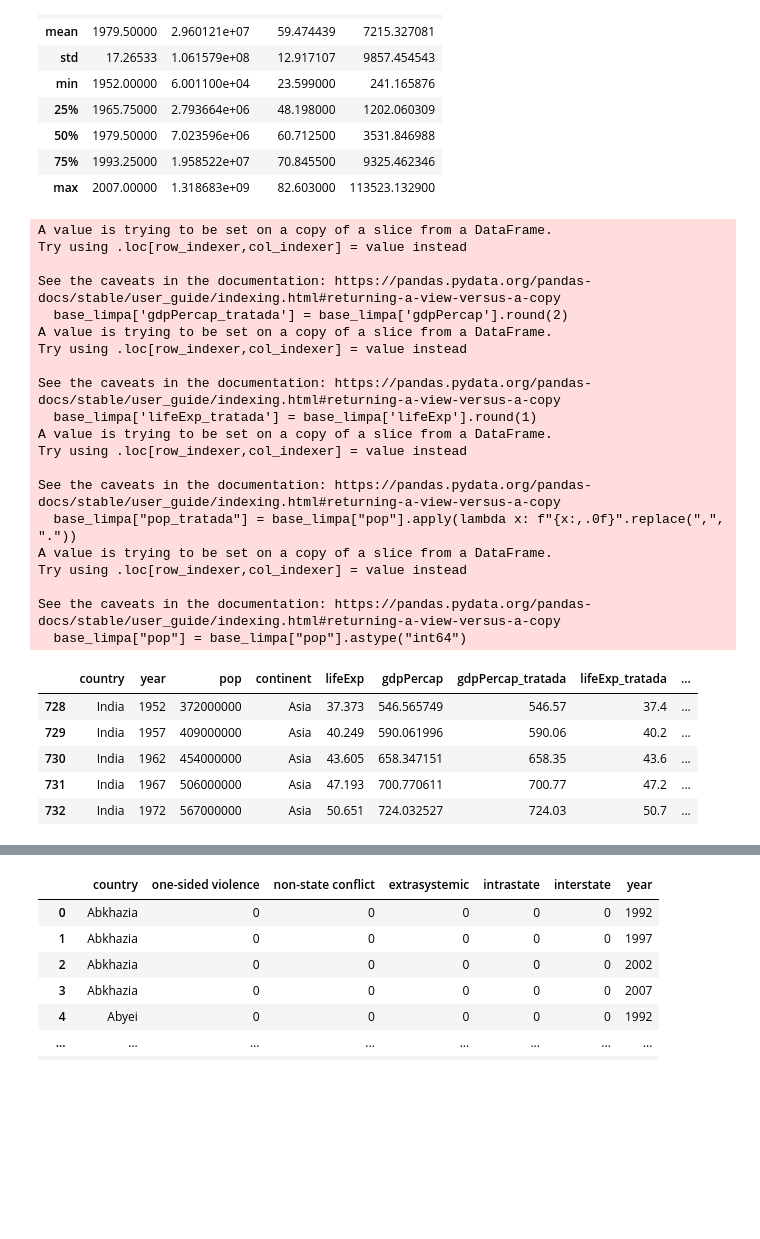
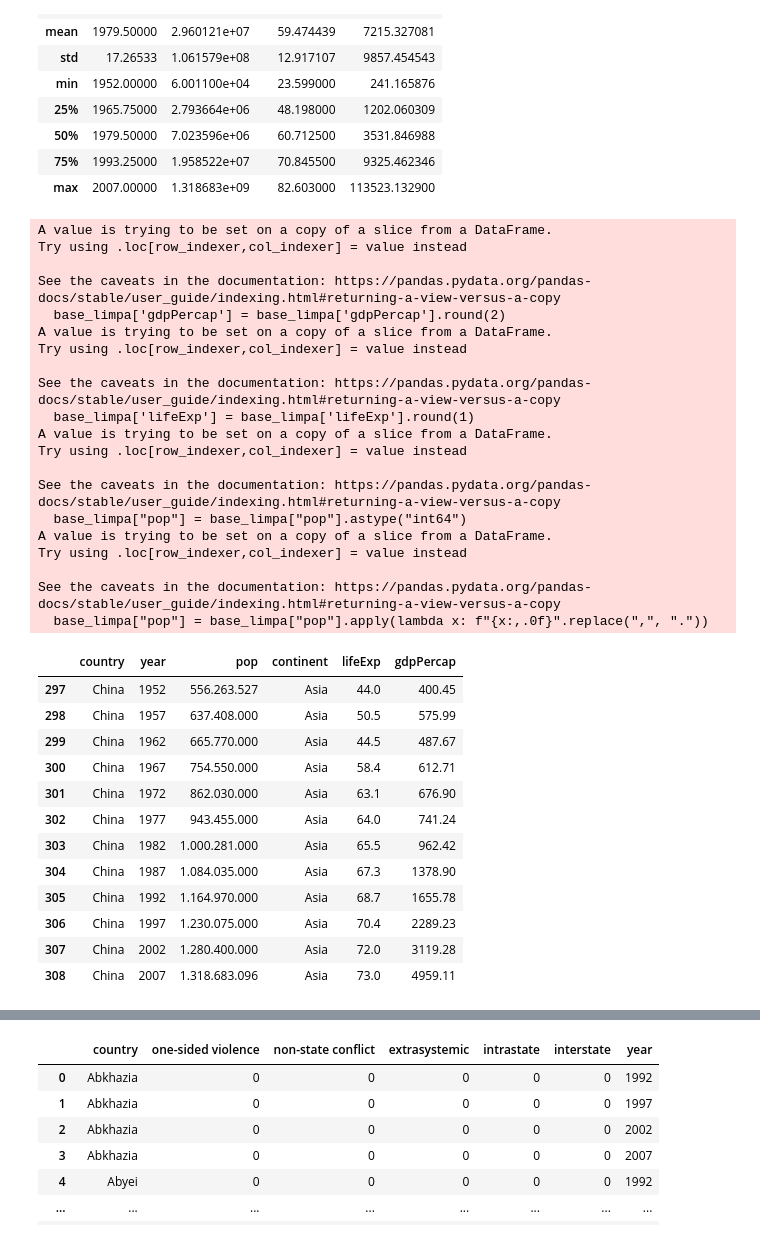
Before and after one commit to brunobgcardoso/avaliacao-python-ciencia-dados, a Jupyter notebook: src/Principal.ipynb, the cells around one changed output, grey strips where cells are left out. Saved outputs shown, nothing was run; the diff lists cells and outputs as text; code cells hidden in the pictures; blank space fills up the shorter version.

```diff
--- a/src/Principal.ipynb
+++ b/src/Principal.ipynb
@@ -124,44 +124,51 @@ memory usage: 93.2+ KB
 # %%
 # Reduzir renda per capita para 2 casas decimais
 # Reduzir expectativa de vida para 1 casa decimal
 # Tratar população da Índia e China
 # Rwanda teve uma guerra civil em 1994, o que impactou a expectativa de vida do país. Talvez seja interessante analisar esse ponto.
 # Analisar quais paises tem anos faltando -> Não parece ter impacto
 #anos_por_pais = base_limpa.groupby("country").count()["year"].reset_index().sort_values(by="year", ascending=True)
 #anos_por_pais.head(1000)
 
-base_limpa['gdpPercap_tratada'] = base_limpa['gdpPercap'].round(2)
-base_limpa['lifeExp_tratada'] = base_limpa['lifeExp'].round(1)
-base_limpa["pop_tratada"] = base_limpa["pop"].apply(lambda x: f"{x:,.0f}".replace(",", "."))
+base_limpa['gdpPercap'] = base_limpa['gdpPercap'].round(2)
+base_limpa['lifeExp'] = base_limpa['lifeExp'].round(1)
 base_limpa["pop"] = base_limpa["pop"].astype("int64")
+base_limpa["pop"] = base_limpa["pop"].apply(lambda x: f"{x:,.0f}".replace(",", "."))
 
-base_limpa[base_limpa['country'] == 'China'].head()
-base_limpa[base_limpa['country'] == 'India'].head()
+base_limpa[base_limpa['country'] == 'China'].head(30)
+#base_limpa[base_limpa['country'] == 'India'].head(30)
 # %% [output]
 A value is trying to be set on a copy of a slice from a DataFrame.
 Try using .loc[row_indexer,col_indexer] = value instead
 
 See the caveats in the documentation: https://pandas.pydata.org/pandas-docs/stable/user_guide/indexing.html#returning-a-view-versus-a-copy
-  base_limpa['gdpPercap_tratada'] = base_limpa['gdpPercap'].round(2)
+  base_limpa['gdpPercap'] = base_limpa['gdpPercap'].round(2)
 A value is trying to be set on a copy of a slice from a DataFrame.
 Try using .loc[row_indexer,col_indexer] = value instead
 
 See the caveats in the documentation: https://pandas.pydata.org/pandas-docs/stable/user_guide/indexing.html#returning-a-view-versus-a-copy
-  base_limpa['lifeExp_tratada'] = base_limpa['lifeExp'].round(1)
-A value is trying to be set on a copy of a slice from a DataFrame.
-Try using .loc[row_indexer,col_indexer] = value instead
-
-See the caveats in the documentation: https://pandas.pydata.org/pandas-docs/stable/user_guide/indexing.html#returning-a-view-versus-a-copy
-  base_limpa["pop_tratada"] = base_limpa["pop"].apply(lambda x: f"{x:,.0f}".replace(",", "."))
+  base_limpa['lifeExp'] = base_limpa['lifeExp'].round(1)
 A value is trying to be set on a copy of a slice from a DataFrame.
 Try using .loc[row_indexer,col_indexer] = value instead
 
 See the caveats in the documentation: https://pandas.pydata.org/pandas-docs/stable/user_guide/indexing.html#returning-a-view-versus-a-copy
   base_limpa["pop"] = base_limpa["pop"].astype("int64")
+A value is trying to be set on a copy of a slice from a DataFrame.
+Try using .loc[row_indexer,col_indexer] = value instead
+
+See the caveats in the documentation: https://pandas.pydata.org/pandas-docs/stable/user_guide/indexing.html#returning-a-view-versus-a-copy
+  base_limpa["pop"] = base_limpa["pop"].apply(lambda x: f"{x:,.0f}".replace(",", "."))
-|  | country | year | pop | continent | lifeExp | gdpPercap | gdpPercap_tratada | lifeExp_tratada | ... |
-| 728 | India | 1952 | 372000000 | Asia | 37.373 | 546.565749 | 546.57 | 37.4 | ... |
-| 729 | India | 1957 | 409000000 | Asia | 40.249 | 590.061996 | 590.06 | 40.2 | ... |
-| 730 | India | 1962 | 454000000 | Asia | 43.605 | 658.347151 | 658.35 | 43.6 | ... |
-| 731 | India | 1967 | 506000000 | Asia | 47.193 | 700.770611 | 700.77 | 47.2 | ... |
-| 732 | India | 1972 | 567000000 | Asia | 50.651 | 724.032527 | 724.03 | 50.7 | ... |
+|  | country | year | pop | continent | lifeExp | gdpPercap |
+| 297 | China | 1952 | 556.263.527 | Asia | 44.0 | 400.45 |
+| 298 | China | 1957 | 637.408.000 | Asia | 50.5 | 575.99 |
+| 299 | China | 1962 | 665.770.000 | Asia | 44.5 | 487.67 |
+| 300 | China | 1967 | 754.550.000 | Asia | 58.4 | 612.71 |
+| 301 | China | 1972 | 862.030.000 | Asia | 63.1 | 676.90 |
+| 302 | China | 1977 | 943.455.000 | Asia | 64.0 | 741.24 |
+| 303 | China | 1982 | 1.000.281.000 | Asia | 65.5 | 962.42 |
+| 304 | China | 1987 | 1.084.035.000 | Asia | 67.3 | 1378.90 |
+| 305 | China | 1992 | 1.164.970.000 | Asia | 68.7 | 1655.78 |
+| 306 | China | 1997 | 1.230.075.000 | Asia | 70.4 | 2289.23 |
+| 307 | China | 2002 | 1.280.400.000 | Asia | 72.0 | 3119.28 |
+| 308 | China | 2007 | 1.318.683.096 | Asia | 73.0 | 4959.11 |
 # %%
```
Also changed, not shown: parts of 5 cells of this notebook, 10 other files.
